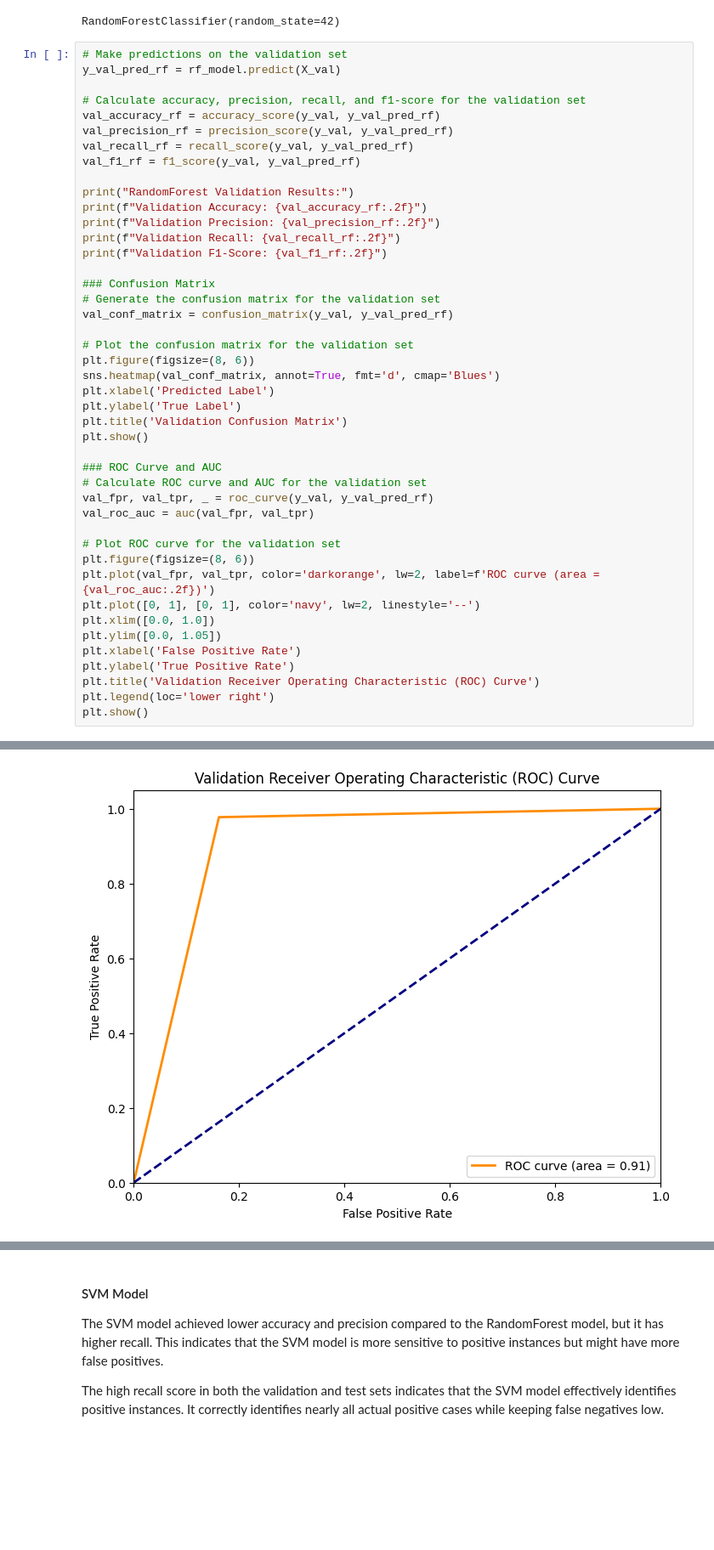
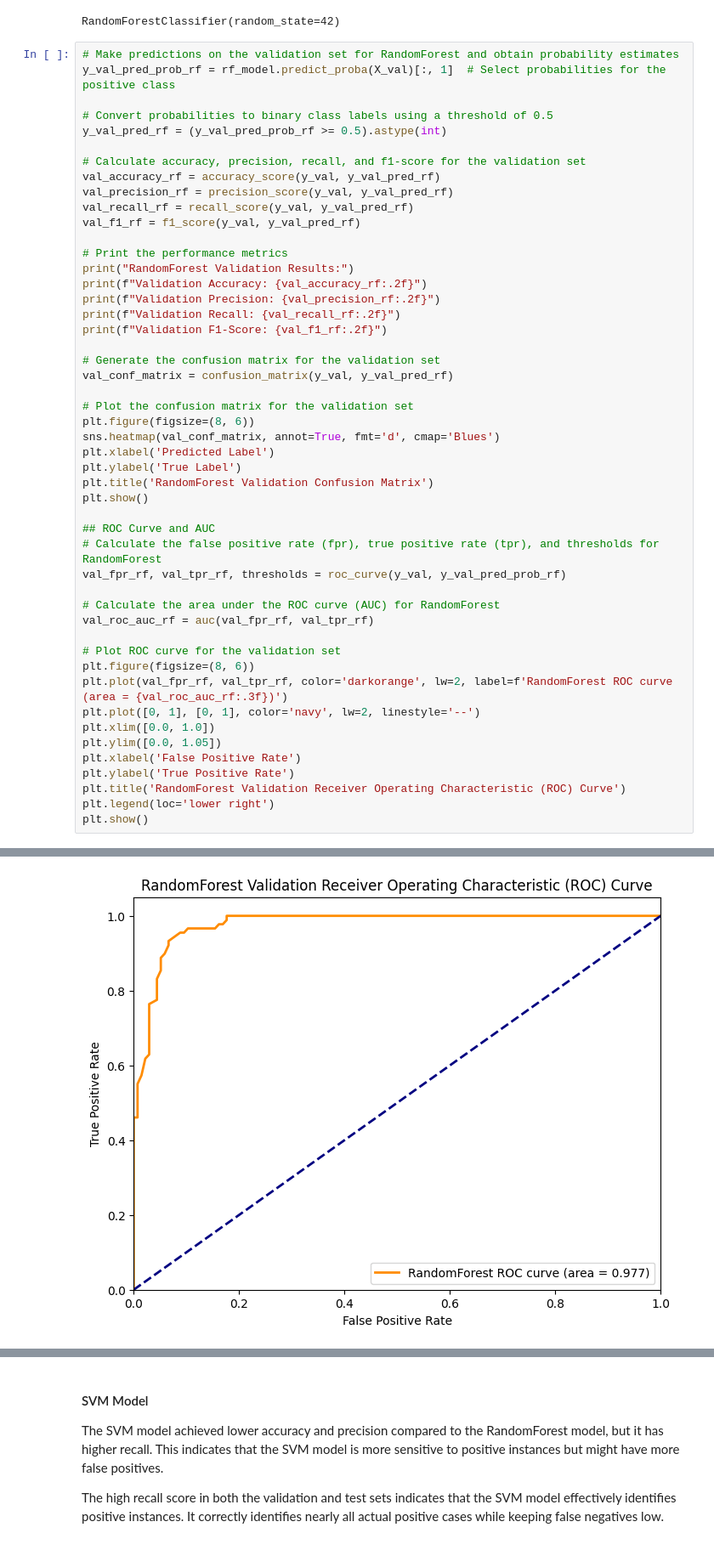
Before and after one commit to ChristianNeitzel/Projeto-Bioinf-PhageAcr, a Jupyter notebook: 5a_code_PhageAcr_ML_cdhit.ipynb, the cells around one changed output, grey strips where cells are left out. Shown at 85% size. Drawn from its saved outputs; the diff is of its cells as text; blank space fills up the shorter version.

```diff
--- a/5a_code_PhageAcr_ML_cdhit.ipynb
+++ b/5a_code_PhageAcr_ML_cdhit.ipynb
@@ -242,8 +249,11 @@ rf_model.fit(X_train, y_train)
 # %% [output]
 RandomForestClassifier(random_state=42)
 # %%
-# Make predictions on the validation set
-y_val_pred_rf = rf_model.predict(X_val)
+# Make predictions on the validation set for RandomForest and obtain probability estimates
+y_val_pred_prob_rf = rf_model.predict_proba(X_val)[:, 1]  # Select probabilities for the positive class
+
+# Convert probabilities to binary class labels using a threshold of 0.5
+y_val_pred_rf = (y_val_pred_prob_rf >= 0.5).astype(int)
 
 # Calculate accuracy, precision, recall, and f1-score for the validation set
 val_accuracy_rf = accuracy_score(y_val, y_val_pred_rf)
@@ -251,13 +261,13 @@ val_precision_rf = precision_score(y_val, y_val_pred_rf)
 val_recall_rf = recall_score(y_val, y_val_pred_rf)
 val_f1_rf = f1_score(y_val, y_val_pred_rf)
 
+# Print the performance metrics
 print("RandomForest Validation Results:")
 print(f"Validation Accuracy: {val_accuracy_rf:.2f}")
 print(f"Validation Precision: {val_precision_rf:.2f}")
 print(f"Validation Recall: {val_recall_rf:.2f}")
 print(f"Validation F1-Score: {val_f1_rf:.2f}")
 
-### Confusion Matrix
 # Generate the confusion matrix for the validation set
 val_conf_matrix = confusion_matrix(y_val, y_val_pred_rf)
 
@@ -266,23 +276,25 @@ plt.figure(figsize=(8, 6))
 sns.heatmap(val_conf_matrix, annot=True, fmt='d', cmap='Blues')
 plt.xlabel('Predicted Label')
 plt.ylabel('True Label')
-plt.title('Validation Confusion Matrix')
+plt.title('RandomForest Validation Confusion Matrix')
 plt.show()
 
-### ROC Curve and AUC
-# Calculate ROC curve and AUC for the validation set
-val_fpr, val_tpr, _ = roc_curve(y_val, y_val_pred_rf)
-val_roc_auc = auc(val_fpr, val_tpr)
+## ROC Curve and AUC
+# Calculate the false positive rate (fpr), true positive rate (tpr), and thresholds for RandomForest
+val_fpr_rf, val_tpr_rf, thresholds = roc_curve(y_val, y_val_pred_prob_rf)
+
+# Calculate the area under the ROC curve (AUC) for RandomForest
+val_roc_auc_rf = auc(val_fpr_rf, val_tpr_rf)
 
 # Plot ROC curve for the validation set
 plt.figure(figsize=(8, 6))
-plt.plot(val_fpr, val_tpr, color='darkorange', lw=2, label=f'ROC curve (area = {val_roc_auc:.2f})')
+plt.plot(val_fpr_rf, val_tpr_rf, color='darkorange', lw=2, label=f'RandomForest ROC curve (area = {val_roc_auc_rf:.3f})')
 plt.plot([0, 1], [0, 1], color='navy', lw=2, linestyle='--')
 plt.xlim([0.0, 1.0])
 plt.ylim([0.0, 1.05])
 plt.xlabel('False Positive Rate')
 plt.ylabel('True Positive Rate')
-plt.title('Validation Receiver Operating Characteristic (ROC) Curve')
+plt.title('RandomForest Validation Receiver Operating Characteristic (ROC) Curve')
 plt.legend(loc='lower right')
 plt.show()
 # %% [output]
@@ -295,2 +307,2 @@ Validation F1-Score: 0.88
-[figure, old version]
+[figure, new version]
 # %%
```
Also changed, not shown: parts of 29 cells of this notebook, 1 other file.
